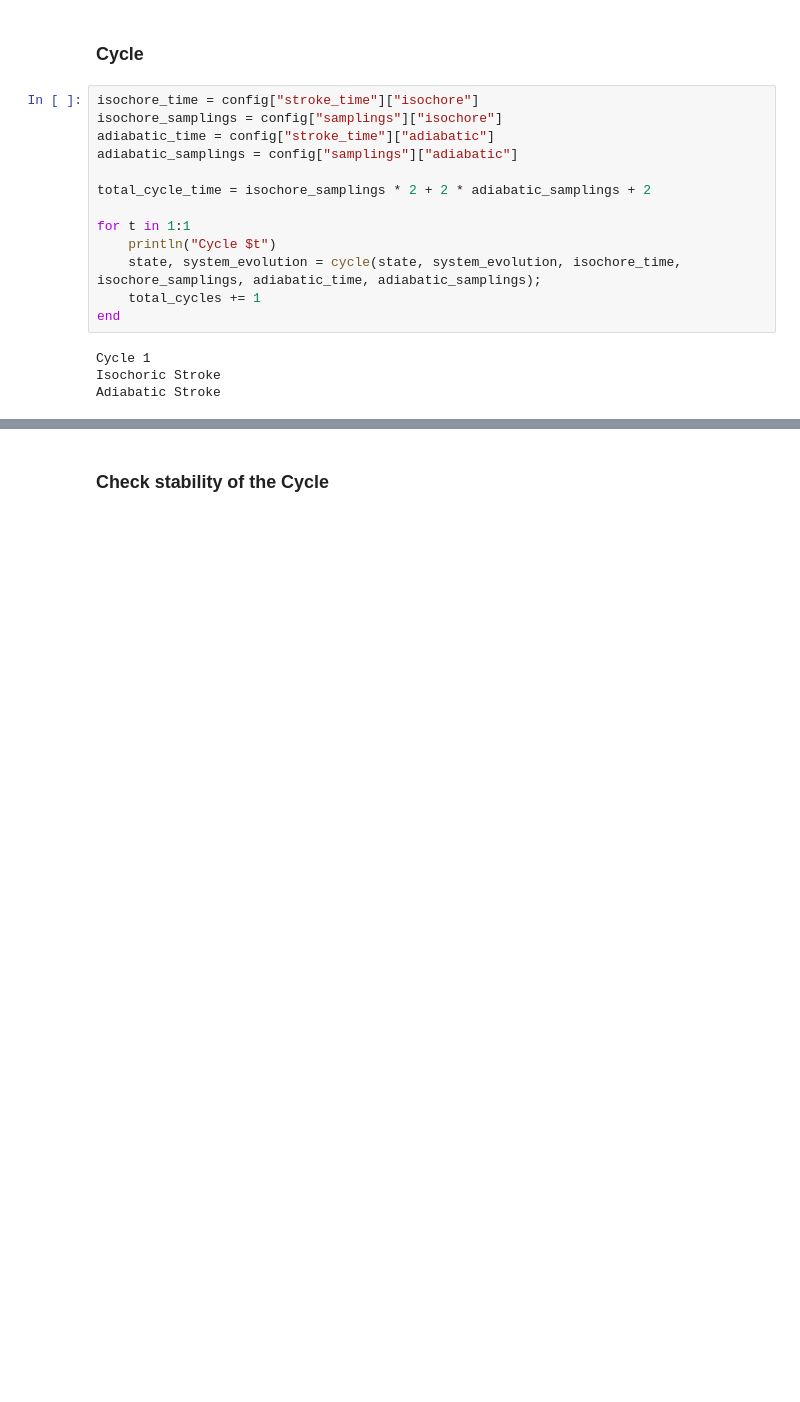
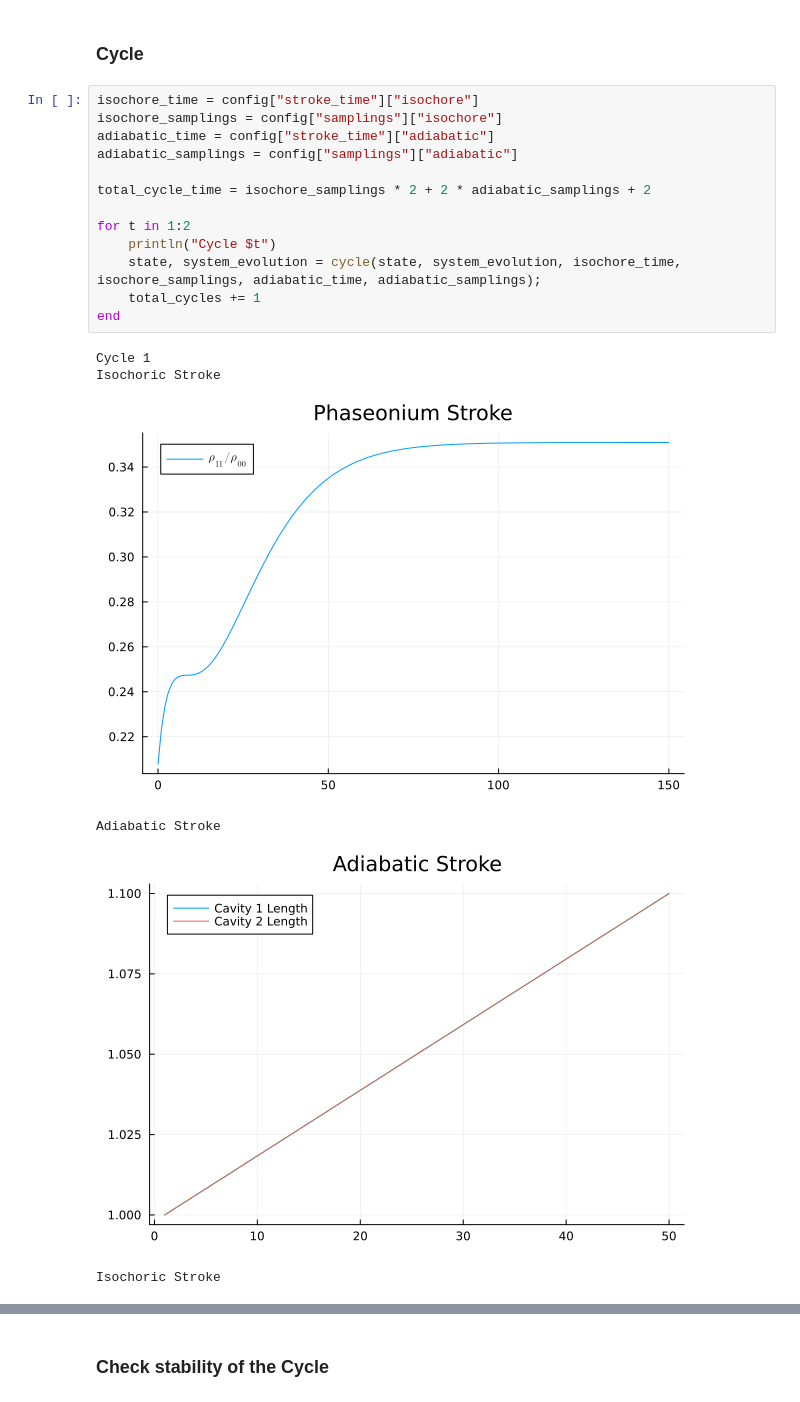
Before and after one commit to fedesss98/phaseonium-thermodynamics, a Jupyter notebook: julia/07-last-cycle.ipynb, the cells around one changed output, grey strips where cells are left out. Saved outputs shown, nothing was run; the diff lists cells and outputs as text; blank space fills up the shorter version.

```diff
--- a/julia/07-last-cycle.ipynb
+++ b/julia/07-last-cycle.ipynb
@@ -133,17 +133,20 @@ state.c₂_evolution = [];
 # %%
 isochore_time = config["stroke_time"]["isochore"]
 isochore_samplings = config["samplings"]["isochore"]
 adiabatic_time = config["stroke_time"]["adiabatic"]
 adiabatic_samplings = config["samplings"]["adiabatic"]
 
 total_cycle_time = isochore_samplings * 2 + 2 * adiabatic_samplings + 2
 
-for t in 1:1
+for t in 1:2
     println("Cycle $t")
     state, system_evolution = cycle(state, system_evolution, isochore_time, isochore_samplings, adiabatic_time, adiabatic_samplings);
     total_cycles += 1
 end
 # %% [output]
 Cycle 1
 Isochoric Stroke
-Adiabatic Stroke
+[figure, added]
+Adiabatic Stroke
+[figure, added]
+Isochoric Stroke
```
Also changed, not shown: parts of 19 cells of this notebook, 4 other files.
